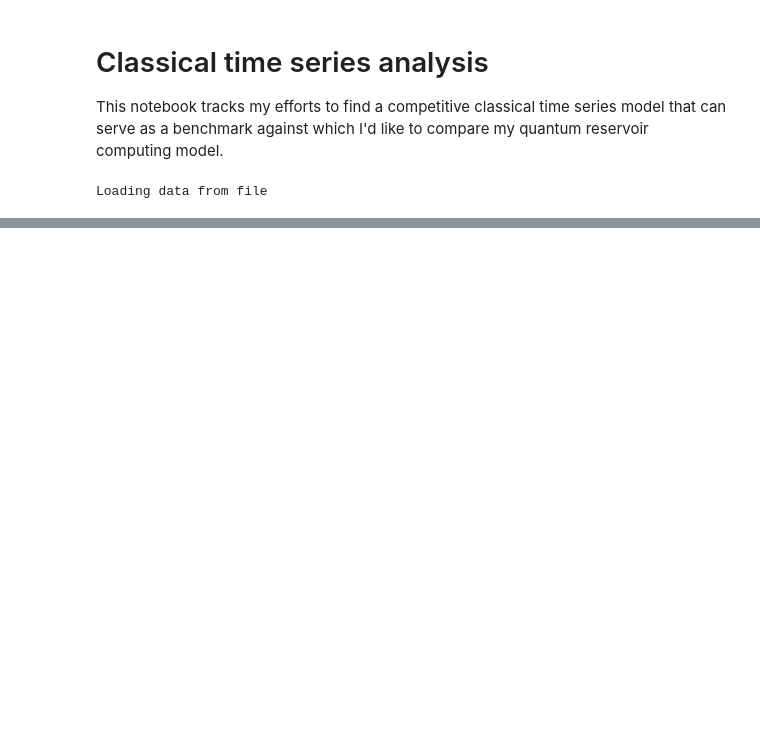
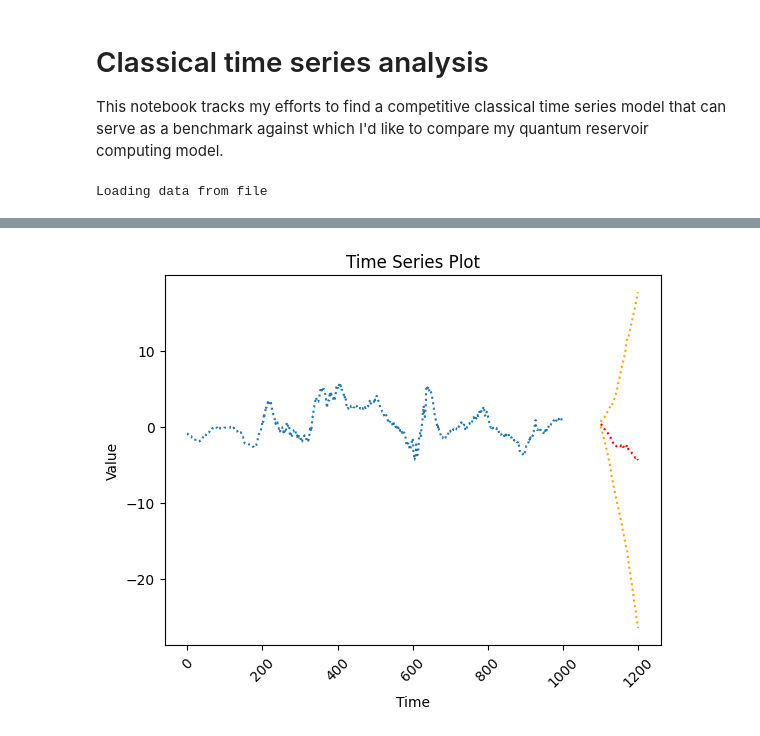
Before and after one commit to MorenoMarrara/MasterThesisProject-HCW-QuantumReservoirComputing, a Jupyter notebook: notebooks/ts-classical.ipynb, the cells around one changed output, grey strips where cells are left out. Saved outputs shown, nothing was run; the diff lists cells and outputs as text; code cells hidden in the pictures; blank space fills up the shorter version.

Commit message:
added plot for classical time series

```diff
--- a/notebooks/ts-classical.ipynb
+++ b/notebooks/ts-classical.ipynb
@@ -113,0 +132,19 @@ NameError: name 'classical_model' is not defined
+# %%
+# plot time-series and prediction
+
+import matplotlib.pyplot as plt
+
+plt.plot(final_data.index, final_data['tl'], linestyle = 'dotted')
+plt.plot(final_data['tl'].size + forecast.index - len(forecast), forecast, linestyle = 'dotted', color='red')
+plt.plot(final_data['tl'].size + forecast.index - len(forecast), conf_int, linestyle = 'dotted', color='orange')
+
+# Add title and axis labels
+plt.title('Time Series Plot')
+plt.xlabel('Time')
+plt.ylabel('Value')
+plt.xticks(rotation=45)
+
+# Display the plot
+plt.show()
+# %% [output]
+[figure, added]
```
Also changed, not shown: parts of 2 cells of this notebook.
